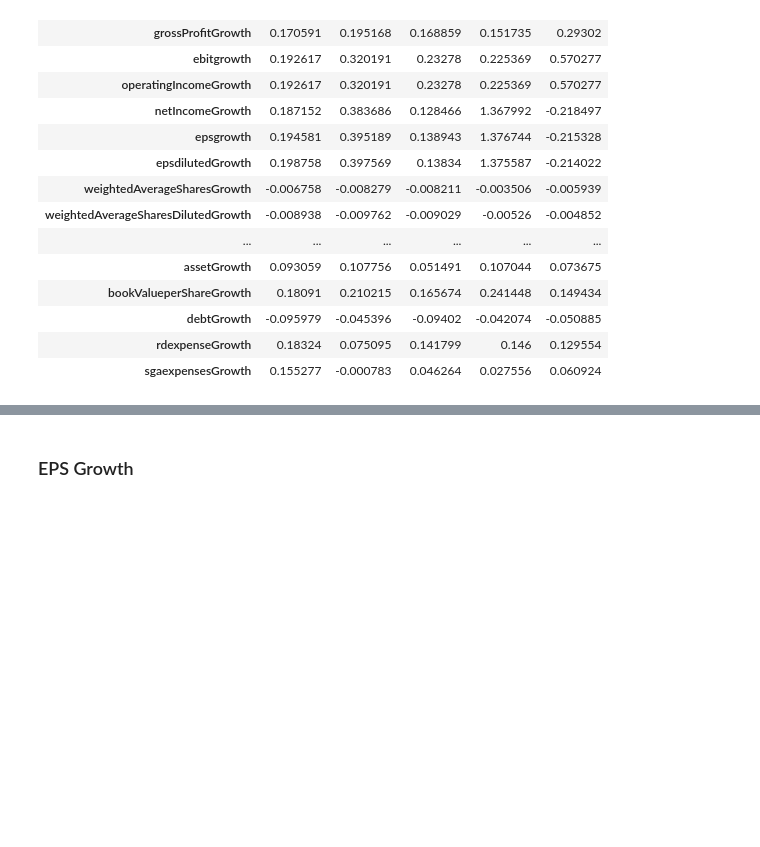
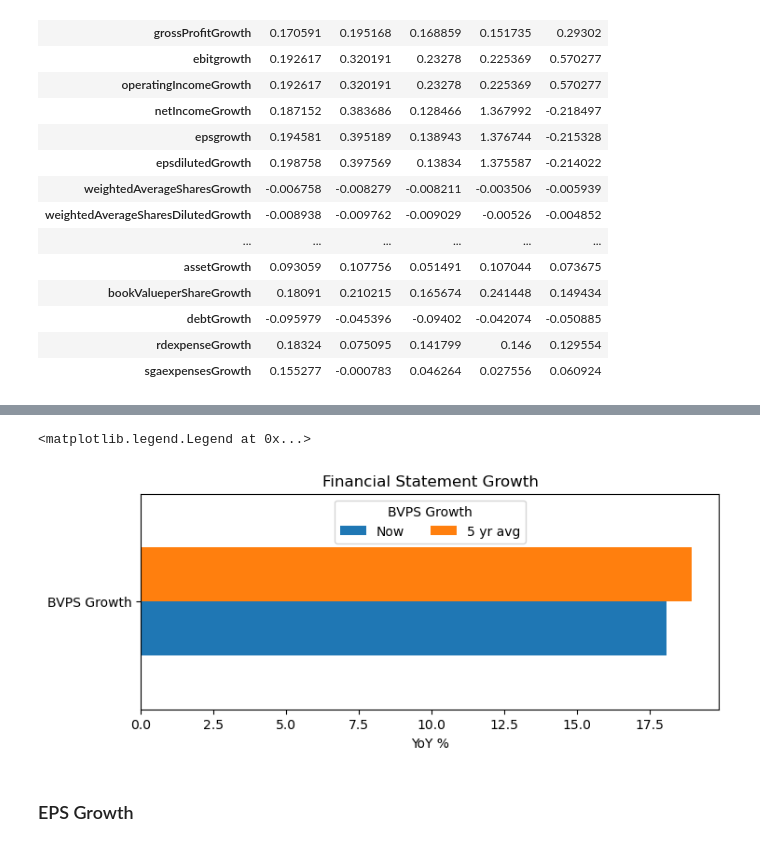
Before and after one commit to xitxat/FundamentalAnalysis, a Jupyter notebook: FA/Value01.ipynb, the cells around one changed output, grey strips where cells are left out. Cells and saved outputs as stored; diff of their text form; code cells hidden in the pictures; blank space fills up the shorter version.

```diff
--- a/FA/Value01.ipynb
+++ b/FA/Value01.ipynb
@@ -70,3 +102,9 @@ fin_Growth
+# %%
+df_bvps_Growth.plot(figsize=(8,3), kind='barh',  title='Financial Statement Growth', xlabel='YoY %').legend(
+    loc='upper center', ncol=3, title="BVPS Growth")
+# %% [output]
+<matplotlib.legend.Legend at 0x...>
+[figure, added]
 # %% [markdown]
 ### EPS Growth
 # %%
```
Also changed, not shown: parts of 20 cells of this notebook, 2 other files.
